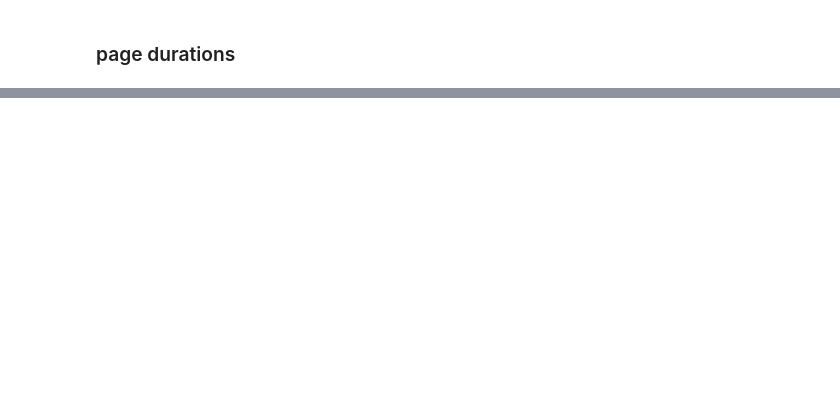
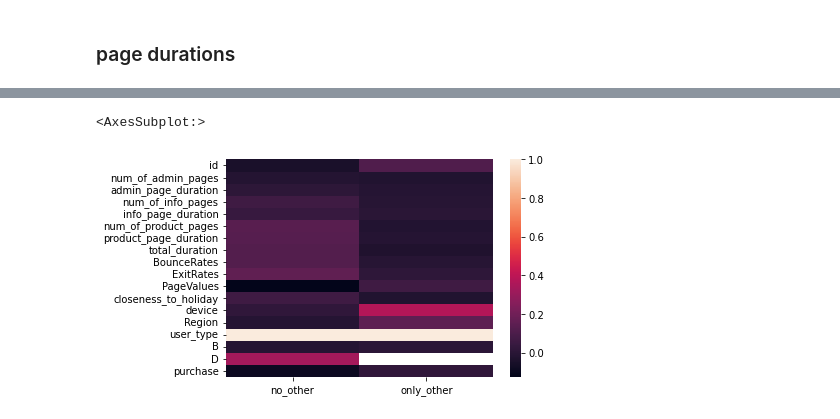
Before and after one commit to MrPupik/INTO_TO_ML, a Jupyter notebook: project/proj.ipynb, the cells around one changed output, grey strips where cells are left out. Drawn from its saved outputs; the diff is of its cells as text; code cells hidden in the pictures; blank space fills up the shorter version.

```diff
--- a/project/proj.ipynb
+++ b/project/proj.ipynb
@@ -72,0 +108,30 @@ dtype: object
+# %%
+# var to check `other`` corrlations
+data_other = X_train.join(y_train)
+
+# var to fill missing values and make user_type binary
+data_bin_no_other = data_other.copy()
+
+# map other to 1 and non-otehr to 0
+matcher = {'Returning_Visitor': 0, 'New_Visitor': 0, 'Other': 1}
+data_other.user_type = [matcher.get(u_type, 0) for u_type in X_train.user_type]
+
+
+
+
+matcher.pop('Other')
+matcher['Returning_Visitor'] = 1
+
+# map missing values, 'other', and  Returning_Visitor to 1, and New_Visitor to 0
+data_bin_no_other.user_type = [matcher.get(u_type, matcher['Returning_Visitor']) for u_type in X_train.user_type]
+
+# comprae correlations of data without `other`, and data with only `other`
+data_other_corr = data_other.corr().user_type
+data_bin_no_other_curr = data_bin_no_other.corr().user_type
+data_bin_no_other_curr = data_bin_no_other_curr.rename('no_other')
+data_other_corr = data_other_corr.rename('only_other')
+corr_compare = pd.concat([data_bin_no_other_curr, data_other_corr],  axis=1)
+sb.heatmap(corr_compare)
+# %% [output]
+<AxesSubplot:>
+[figure, added]
```
Also changed, not shown: parts of 16 cells of this notebook.
